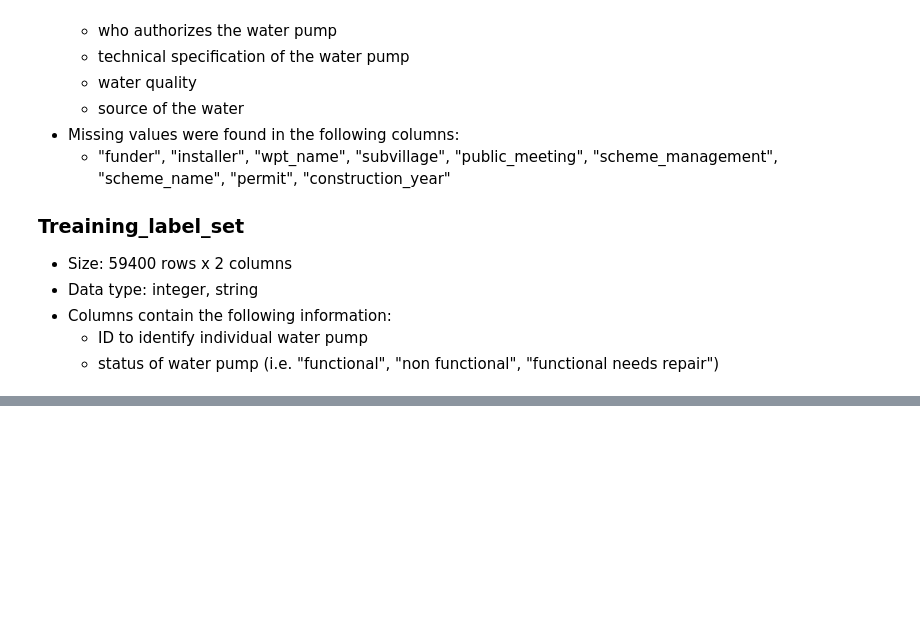
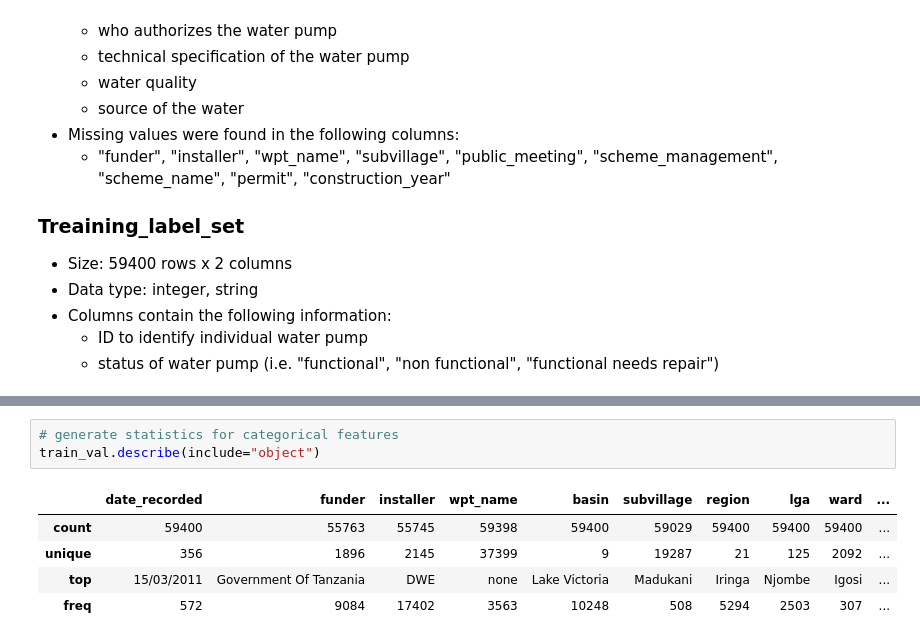
Before and after one commit to floranuta/Data_Circle, a Jupyter notebook: notebooks/EDA.ipynb, the cells around one changed output, grey strips where cells are left out. Saved outputs shown, nothing was run; the diff lists cells and outputs as text; blank space fills up the shorter version.

```diff
--- a/notebooks/EDA.ipynb
+++ b/notebooks/EDA.ipynb
@@ -101,0 +116,9 @@ array(['functional', 'non functional', 'functional needs repair'],
+# %%
+# generate statistics for categorical features
+train_val.describe(include="object")
+# %% [output]
+|  | date_recorded | funder | installer | wpt_name | basin | subvillage | region | lga | ward | ... |
+| count | 59400 | 55763 | 55745 | 59398 | 59400 | 59029 | 59400 | 59400 | 59400 | ... |
+| unique | 356 | 1896 | 2145 | 37399 | 9 | 19287 | 21 | 125 | 2092 | ... |
+| top | 15/03/2011 | Government Of Tanzania | DWE | none | Lake Victoria | Madukani | Iringa | Njombe | Igosi | ... |
+| freq | 572 | 9084 | 17402 | 3563 | 10248 | 508 | 5294 | 2503 | 307 | ... |
```
Also changed, not shown: parts of 6 cells of this notebook.
